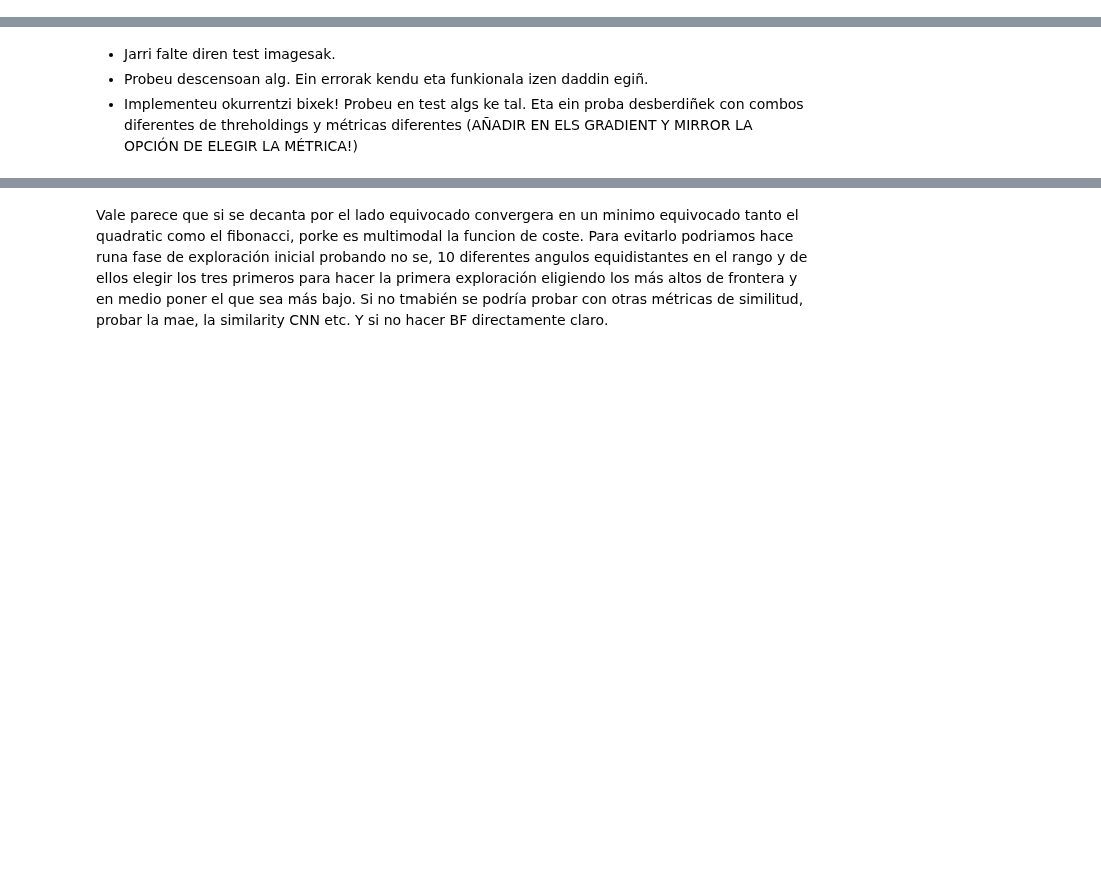
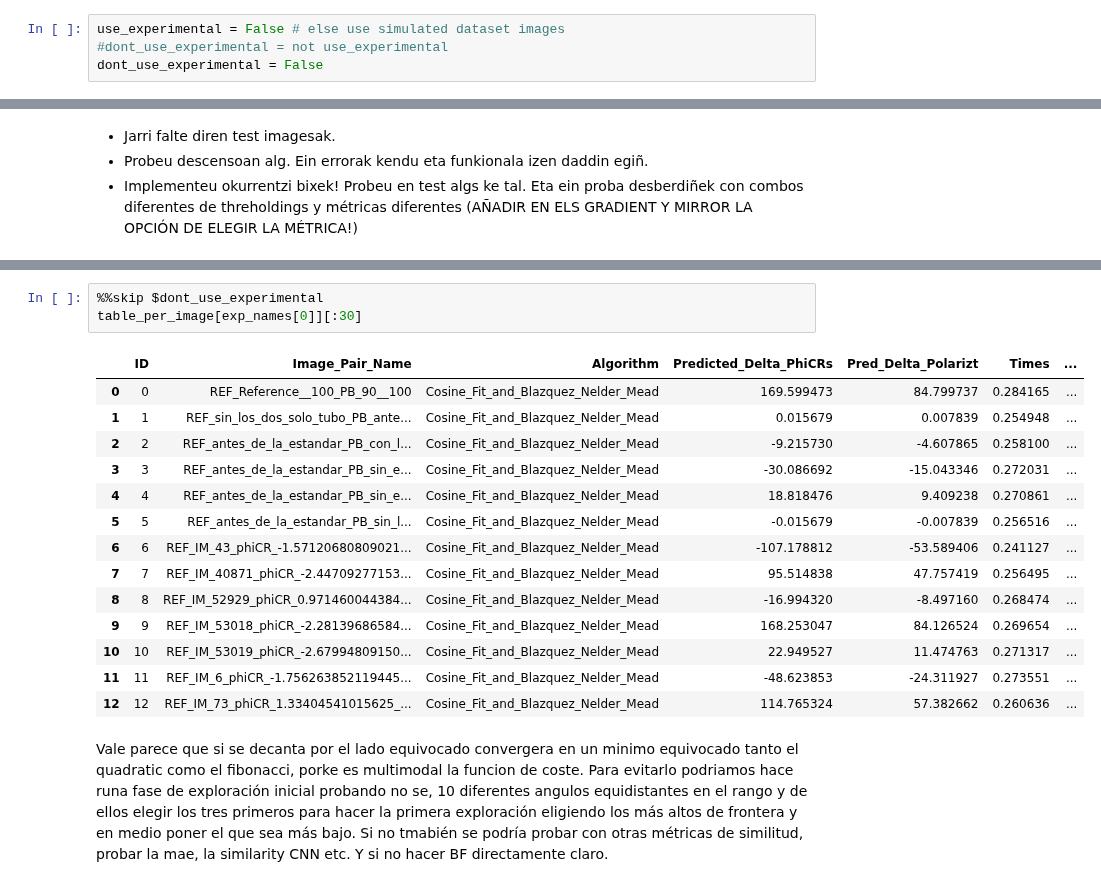
Before and after one commit to Oiangu9/Conical_Refraction_Polarimeter, a Jupyter notebook: LAB/ANALYSIS_SCRIPTS/NOTEBOOK_Pipeline_to_Compare_Algorithms.ipynb, the cells around one changed output, grey strips where cells are left out. Cells and saved outputs as stored; diff of their text form; blank space fills up the shorter version.

```diff
--- a/LAB/ANALYSIS_SCRIPTS/NOTEBOOK_Pipeline_to_Compare_Algorithms.ipynb
+++ b/LAB/ANALYSIS_SCRIPTS/NOTEBOOK_Pipeline_to_Compare_Algorithms.ipynb
@@ -29,3 +47,7 @@ Ta gero bebai outputee pa cada algoritmo un histograma de los absolute errors y
+# %%
+use_experimental = False # else use simulated dataset images
+#dont_use_experimental = not use_experimental
+dont_use_experimental = False
 # %%
 import os
 import json as json
@@ -2140,3 +3824,21 @@ table_per_image[exp_names[0]][:30]
+# %%
+%%skip $dont_use_experimental
+table_per_image[exp_names[0]][:30]
+# %% [output]
+|  | ID | Image_Pair_Name | Algorithm | Predicted_Delta_PhiCRs | Pred_Delta_Polarizt | Times | ... |
+| 0 | 0 | REF_Reference__100_PB_90__100 | Cosine_Fit_and_Blazquez_Nelder_Mead | 169.599473 | 84.799737 | 0.284165 | ... |
+| 1 | 1 | REF_sin_los_dos_solo_tubo_PB_ante... | Cosine_Fit_and_Blazquez_Nelder_Mead | 0.015679 | 0.007839 | 0.254948 | ... |
+| 2 | 2 | REF_antes_de_la_estandar_PB_con_l... | Cosine_Fit_and_Blazquez_Nelder_Mead | -9.215730 | -4.607865 | 0.258100 | ... |
+| 3 | 3 | REF_antes_de_la_estandar_PB_sin_e... | Cosine_Fit_and_Blazquez_Nelder_Mead | -30.086692 | -15.043346 | 0.272031 | ... |
+| 4 | 4 | REF_antes_de_la_estandar_PB_sin_e... | Cosine_Fit_and_Blazquez_Nelder_Mead | 18.818476 | 9.409238 | 0.270861 | ... |
+| 5 | 5 | REF_antes_de_la_estandar_PB_sin_l... | Cosine_Fit_and_Blazquez_Nelder_Mead | -0.015679 | -0.007839 | 0.256516 | ... |
+| 6 | 6 | REF_IM_43_phiCR_-1.57120680809021... | Cosine_Fit_and_Blazquez_Nelder_Mead | -107.178812 | -53.589406 | 0.241127 | ... |
+| 7 | 7 | REF_IM_40871_phiCR_-2.44709277153... | Cosine_Fit_and_Blazquez_Nelder_Mead | 95.514838 | 47.757419 | 0.256495 | ... |
+| 8 | 8 | REF_IM_52929_phiCR_0.971460044384... | Cosine_Fit_and_Blazquez_Nelder_Mead | -16.994320 | -8.497160 | 0.268474 | ... |
+| 9 | 9 | REF_IM_53018_phiCR_-2.28139686584... | Cosine_Fit_and_Blazquez_Nelder_Mead | 168.253047 | 84.126524 | 0.269654 | ... |
+| 10 | 10 | REF_IM_53019_phiCR_-2.67994809150... | Cosine_Fit_and_Blazquez_Nelder_Mead | 22.949527 | 11.474763 | 0.271317 | ... |
+| 11 | 11 | REF_IM_6_phiCR_-1.756263852119445... | Cosine_Fit_and_Blazquez_Nelder_Mead | -48.623853 | -24.311927 | 0.273551 | ... |
+| 12 | 12 | REF_IM_73_phiCR_1.33404541015625_... | Cosine_Fit_and_Blazquez_Nelder_Mead | 114.765324 | 57.382662 | 0.260636 | ... |
 # %% [markdown]
 Vale parece que si se decanta por el lado equivocado convergera en un minimo equivocado tanto el quadratic como el fibonacci, porke es multimodal la funcion de coste. Para evitarlo podriamos hace runa fase de exploración inicial probando no se, 10 diferentes angulos equidistantes en el rango y de ellos elegir los tres primeros para hacer la primera exploración eligiendo los más altos de frontera y en medio poner el que sea más bajo. Si no tmabién se podría probar con otras métricas de similitud, probar la mae, la similarity CNN etc.
 Y si no hacer BF directamente claro.
```
Also changed, not shown: parts of 37 cells of this notebook, 9 other files.
